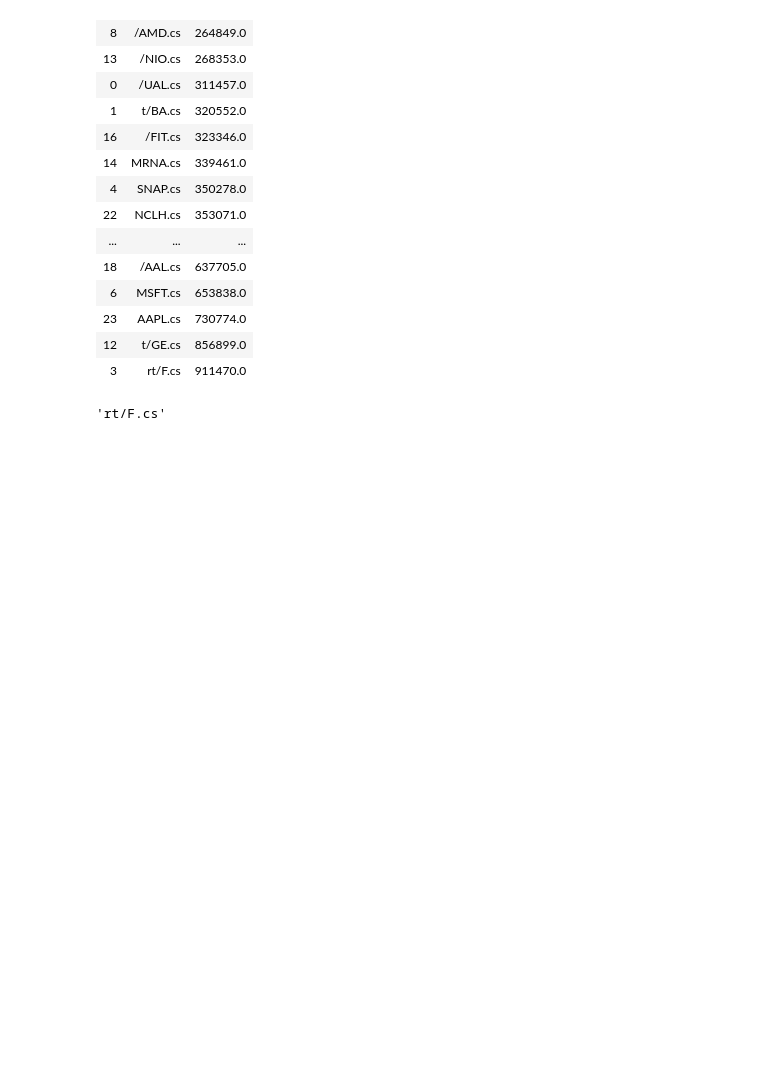
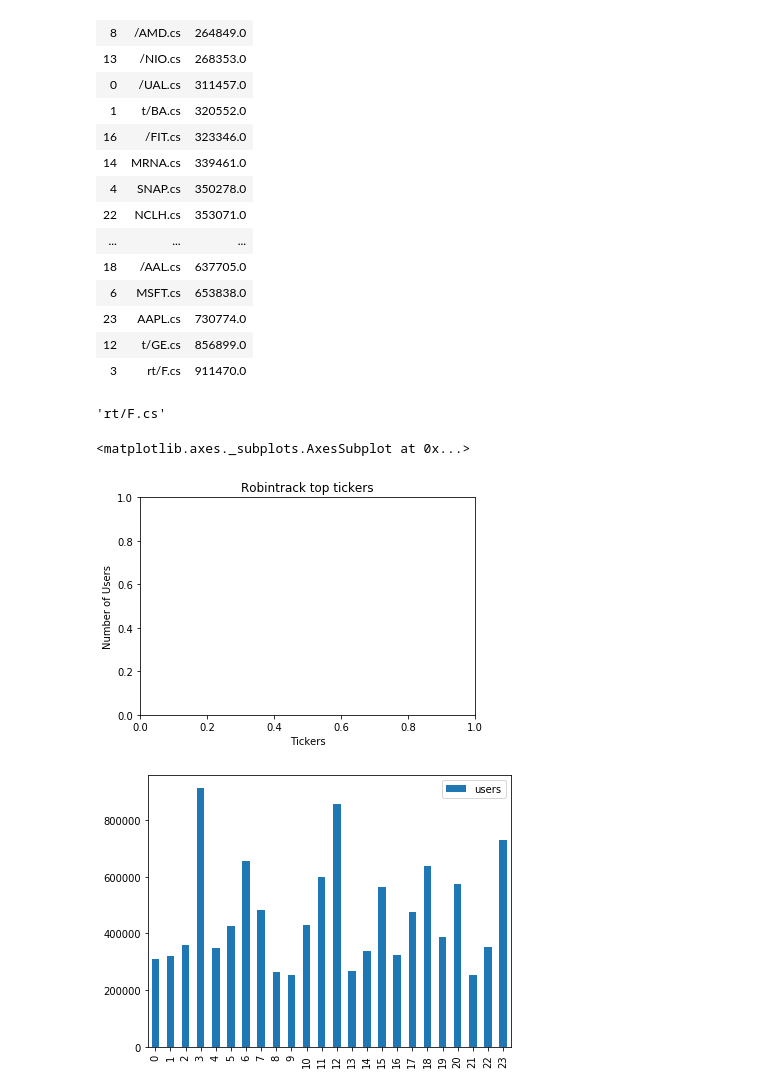
Before and after one commit to GonzaloGarciaContreras/P1-Robintrack, a Jupyter notebook: notebooks/gonzalo_robin_tops.ipynb, the cells around one changed output. Saved outputs shown, nothing was run; the diff lists cells and outputs as text; code cells hidden in the pictures; blank space fills up the shorter version.

Commit message:
robin analysis + top tickers in second scrip

```diff
--- a/notebooks/gonzalo_robin_tops.ipynb
+++ b/notebooks/gonzalo_robin_tops.ipynb
@@ -301,9 +44,11 @@ def read_data(raw_csv, min_users):
 # %%
 # Citation: https://pandasninja.com/2019/04/how-to-read-lots-of-csv-files-easily-into-pandas/
+
 
 # Create and empty DataFrame for most popular tickers
 df_popularity = pd.DataFrame()
 min_users = 250000
+num_tickers_total = 0
 
 raw_folders = os.listdir('../data/rawdata_robin_all')
 for folder in raw_folders:
@@ -311,8 +56,10 @@ for folder in raw_folders:
     for raw_csv in raw_csvs:
         raw_csv = f'../data/rawdata_robin_all/{folder}/{raw_csv}'
         number_users = read_data(raw_csv, min_users)
+        num_tickers_total += 1
         if number_users:
             df_popularity = df_popularity.append({'ticker' : raw_csv[-8:-1], 'users' : number_users}, ignore_index = True)
 
-print ('end of dir loop')
+print ('\n\nend of dir loop')
+print (f'\n total number of csv files (tickers) = {num_tickers_total}')
 # %% [output]
@@ -372,0 +123,16 @@ x[-8:-1]
+# %%
+# Use the Pandas plot function to plot the average housing units per year.
+# Note: You will need to manually adjust the y limit of the chart using the min and max values from above.
+# Optional Challenge: Use the min, max, and std to scale the y limits of the chart
+
+plt.xlabel('Tickers')
+plt.ylabel('Number of Users')
+plt.title(f'Robintrack top tickers')
+#plt.xlim(2010, 2016)
+#plt.ylim((housing_units.min()-housing_units.std()), (housing_units.max()+housing_units.std()))
+#housing_units.plot.bar(figsize=(6.5, 5)).get_figure().savefig('./Images/housing_units_bar') # --> save plot into a file as well
+df_popularity[['users', 'ticker']].plot.bar(figsize=(6.5, 5))  # only on the screen
+# %% [output]
+<matplotlib.axes._subplots.AxesSubplot at 0x...>
+[figure, added]
+[figure, added]
```
Also changed, not shown: parts of 41 cells of this notebook.
